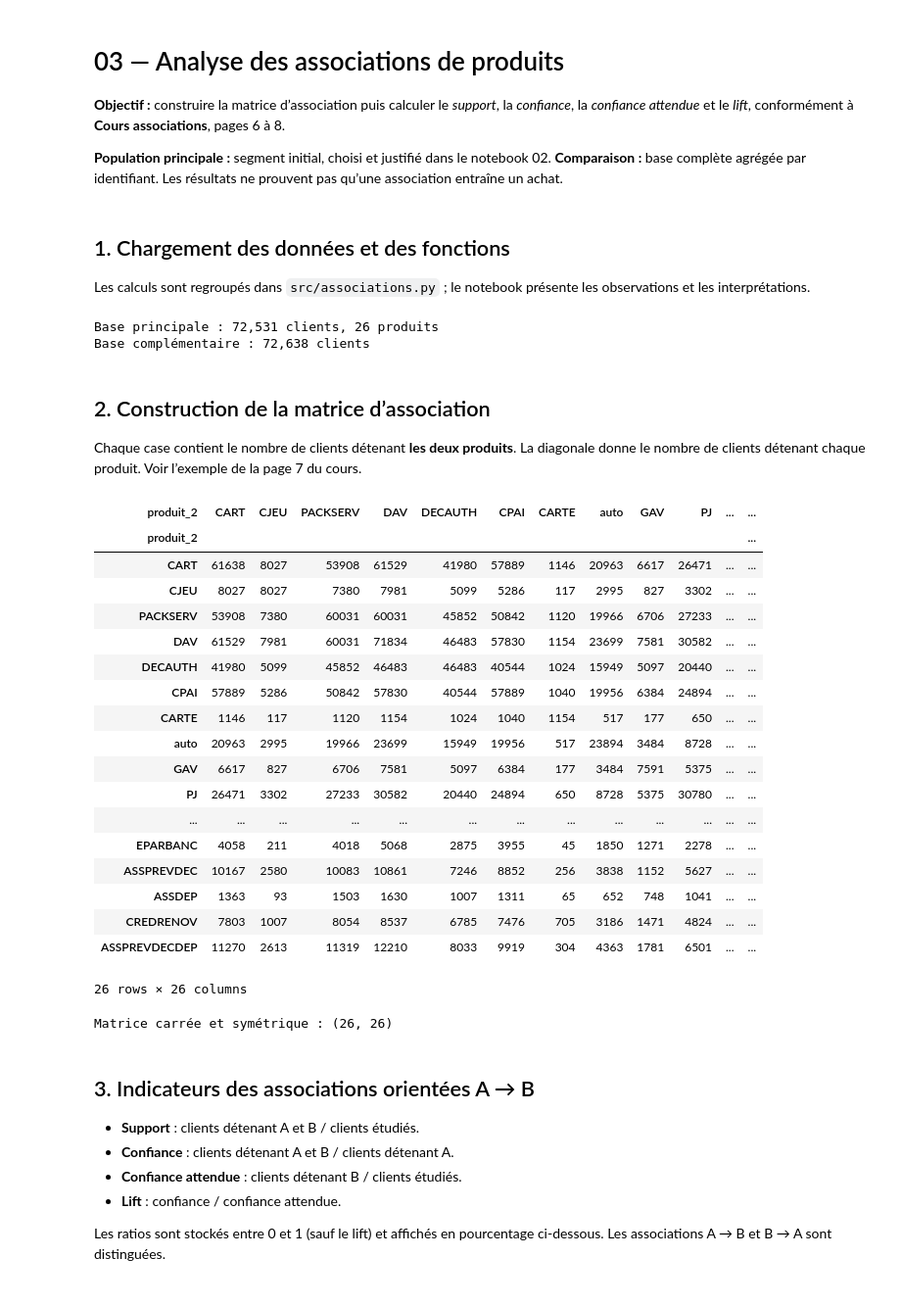
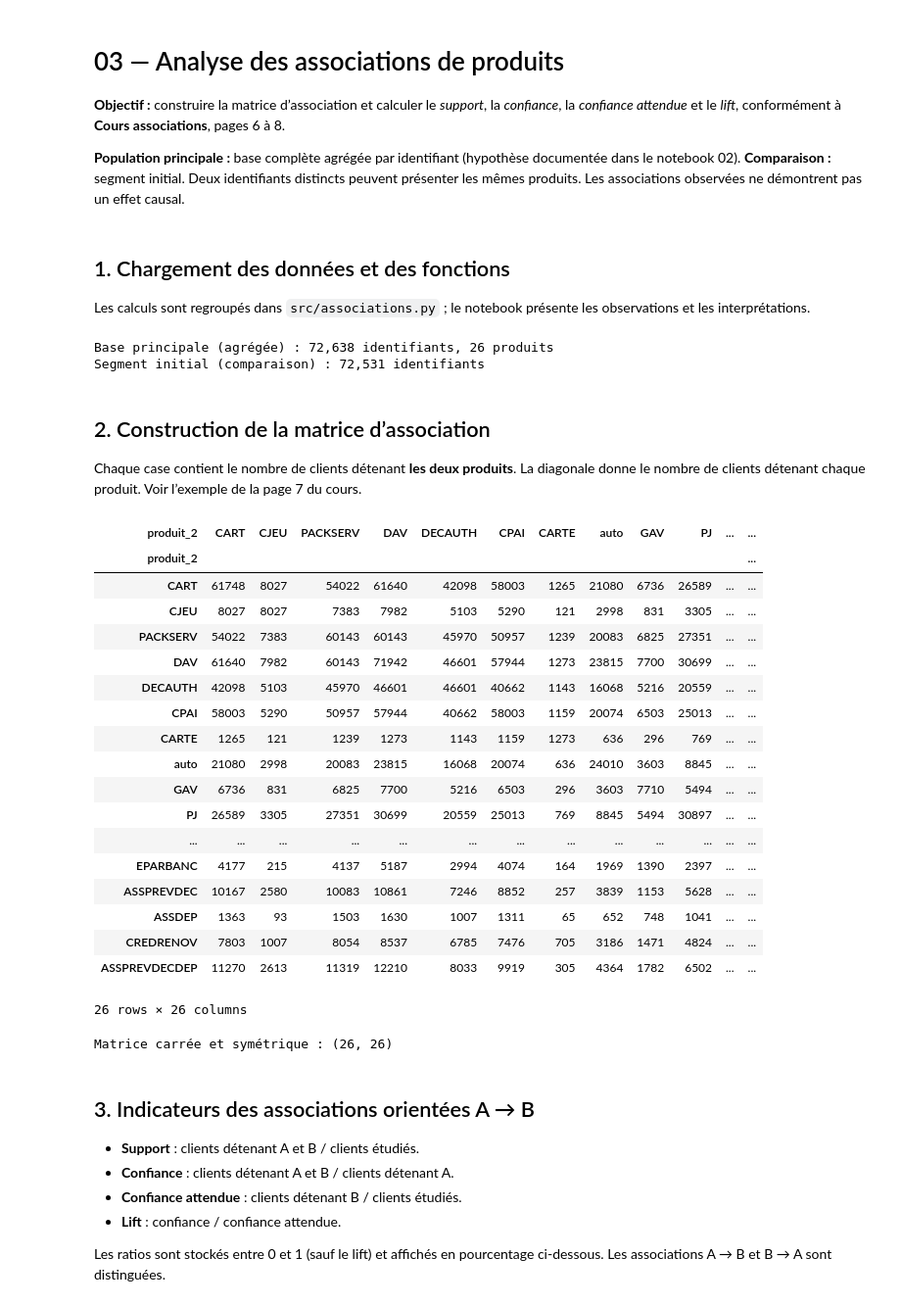
Before and after one commit to sebaarayacastro1/projet-data-mining, a Jupyter notebook: notebooks/03_analyse_associations.ipynb, the cells around one changed output. Shown at 98% size. Saved outputs shown, nothing was run; the diff lists cells and outputs as text; code cells hidden in the pictures.

Commit message:
feat: ajout des matrices et interpretation des associations

```diff
--- a/notebooks/03_analyse_associations.ipynb
+++ b/notebooks/03_analyse_associations.ipynb
@@ -1,9 +1,9 @@
 # %% [markdown]
 # 03 — Analyse des associations de produits
 
-**Objectif :** construire la matrice d’association puis calculer le *support*, la *confiance*, la *confiance attendue* et le *lift*, conformément à **Cours associations**, pages 6 à 8.
+**Objectif :** construire la matrice d’association et calculer le *support*, la *confiance*, la *confiance attendue* et le *lift*, conformément à **Cours associations**, pages 6 à 8.
 
-**Population principale :** segment initial, choisi et justifié dans le notebook 02. **Comparaison :** base complète agrégée par identifiant. Les résultats ne prouvent pas qu’une association entraîne un achat.
+**Population principale :** base complète agrégée par identifiant (hypothèse documentée dans le notebook 02). **Comparaison :** segment initial. Deux identifiants distincts peuvent présenter les mêmes produits. Les associations observées ne démontrent pas un effet causal.
 # %% [markdown]
 ## 1. Chargement des données et des fonctions
 
@@ -23,52 +23,60 @@ if str(racine) not in sys.path:
     sys.path.insert(0, str(racine))
 
 from src.chargement import charger_donnees, colonnes_produits
-from src.preparation import base_initiale, base_agregee
+from src.preparation import base_initiale, base_agregee, verifier_base_agregee
 from src.associations import (
     matrice_association, indicateurs_association, comparer_indicateurs
+)
+from src.visualisations import (
+    graphique_frequences, graphique_matrice_cooccurrences,
+    graphique_lift_support, graphique_comparaison_support,
+    graphique_matrice_cooccurrences_annotee, graphique_matrice_supports_annotee,
+    graphique_matrice_lifts_annotee, graphique_table_associations
 )
 
 df = charger_donnees(racine)
 produits = colonnes_produits(df)
 matrice_initiale = base_initiale(df, produits)
 matrice_agregee = base_agregee(df, produits)
+verifier_base_agregee(df, produits, matrice_agregee)
 
-print(f'Base principale : {len(matrice_initiale):,} clients, {len(produits)} produits')
-print(f'Base complémentaire : {len(matrice_agregee):,} clients')
+base_principale = matrice_agregee
+print(f'Base principale (agrégée) : {len(base_principale):,} identifiants, {len(produits)} produits')
+print(f'Segment initial (comparaison) : {len(matrice_initiale):,} identifiants')
 # %% [output]
-Base principale : 72,531 clients, 26 produits
-Base complémentaire : 72,638 clients
+Base principale (agrégée) : 72,638 identifiants, 26 produits
+Segment initial (comparaison) : 72,531 identifiants
 # %% [markdown]
 ## 2. Construction de la matrice d’association
 
 Chaque case contient le nombre de clients détenant **les deux produits**. La diagonale donne le nombre de clients détenant chaque produit. Voir l’exemple de la page 7 du cours.
 # %%
-effectifs = matrice_association(matrice_initiale)
+effectifs = matrice_association(base_principale)
 display(effectifs)
 
-# Quelques contrôles de cohérence
+# Contrôles de cohérence
 assert (effectifs.to_numpy() == effectifs.to_numpy().T).all()
-assert (effectifs.to_numpy() <= len(matrice_initiale)).all()
+assert (effectifs.to_numpy() <= len(base_principale)).all()
 print('Matrice carrée et symétrique :', effectifs.shape)
 # %% [output]
 | produit_2 | CART | CJEU | PACKSERV | DAV | DECAUTH | CPAI | CARTE | auto | GAV | PJ | ... | ... |
 | produit_2 |  |  |  |  |  |  |  |  |  |  |  | ... |
-| CART | 61638 | 8027 | 53908 | 61529 | 41980 | 57889 | 1146 | 20963 | 6617 | 26471 | ... | ... |
-| CJEU | 8027 | 8027 | 7380 | 7981 | 5099 | 5286 | 117 | 2995 | 827 | 3302 | ... | ... |
-| PACKSERV | 53908 | 7380 | 60031 | 60031 | 45852 | 50842 | 1120 | 19966 | 6706 | 27233 | ... | ... |
-| DAV | 61529 | 7981 | 60031 | 71834 | 46483 | 57830 | 1154 | 23699 | 7581 | 30582 | ... | ... |
-| DECAUTH | 41980 | 5099 | 45852 | 46483 | 46483 | 40544 | 1024 | 15949 | 5097 | 20440 | ... | ... |
-| CPAI | 57889 | 5286 | 50842 | 57830 | 40544 | 57889 | 1040 | 19956 | 6384 | 24894 | ... | ... |
-| CARTE | 1146 | 117 | 1120 | 1154 | 1024 | 1040 | 1154 | 517 | 177 | 650 | ... | ... |
-| auto | 20963 | 2995 | 19966 | 23699 | 15949 | 19956 | 517 | 23894 | 3484 | 8728 | ... | ... |
-| GAV | 6617 | 827 | 6706 | 7581 | 5097 | 6384 | 177 | 3484 | 7591 | 5375 | ... | ... |
-| PJ | 26471 | 3302 | 27233 | 30582 | 20440 | 24894 | 650 | 8728 | 5375 | 30780 | ... | ... |
+| CART | 61748 | 8027 | 54022 | 61640 | 42098 | 58003 | 1265 | 21080 | 6736 | 26589 | ... | ... |
+| CJEU | 8027 | 8027 | 7383 | 7982 | 5103 | 5290 | 121 | 2998 | 831 | 3305 | ... | ... |
+| PACKSERV | 54022 | 7383 | 60143 | 60143 | 45970 | 50957 | 1239 | 20083 | 6825 | 27351 | ... | ... |
+| DAV | 61640 | 7982 | 60143 | 71942 | 46601 | 57944 | 1273 | 23815 | 7700 | 30699 | ... | ... |
+| DECAUTH | 42098 | 5103 | 45970 | 46601 | 46601 | 40662 | 1143 | 16068 | 5216 | 20559 | ... | ... |
+| CPAI | 58003 | 5290 | 50957 | 57944 | 40662 | 58003 | 1159 | 20074 | 6503 | 25013 | ... | ... |
+| CARTE | 1265 | 121 | 1239 | 1273 | 1143 | 1159 | 1273 | 636 | 296 | 769 | ... | ... |
+| auto | 21080 | 2998 | 20083 | 23815 | 16068 | 20074 | 636 | 24010 | 3603 | 8845 | ... | ... |
+| GAV | 6736 | 831 | 6825 | 7700 | 5216 | 6503 | 296 | 3603 | 7710 | 5494 | ... | ... |
+| PJ | 26589 | 3305 | 27351 | 30699 | 20559 | 25013 | 769 | 8845 | 5494 | 30897 | ... | ... |
 | ... | ... | ... | ... | ... | ... | ... | ... | ... | ... | ... | ... | ... |
-| EPARBANC | 4058 | 211 | 4018 | 5068 | 2875 | 3955 | 45 | 1850 | 1271 | 2278 | ... | ... |
-| ASSPREVDEC | 10167 | 2580 | 10083 | 10861 | 7246 | 8852 | 256 | 3838 | 1152 | 5627 | ... | ... |
+| EPARBANC | 4177 | 215 | 4137 | 5187 | 2994 | 4074 | 164 | 1969 | 1390 | 2397 | ... | ... |
+| ASSPREVDEC | 10167 | 2580 | 10083 | 10861 | 7246 | 8852 | 257 | 3839 | 1153 | 5628 | ... | ... |
 | ASSDEP | 1363 | 93 | 1503 | 1630 | 1007 | 1311 | 65 | 652 | 748 | 1041 | ... | ... |
 | CREDRENOV | 7803 | 1007 | 8054 | 8537 | 6785 | 7476 | 705 | 3186 | 1471 | 4824 | ... | ... |
-| ASSPREVDECDEP | 11270 | 2613 | 11319 | 12210 | 8033 | 9919 | 304 | 4363 | 1781 | 6501 | ... | ... |
+| ASSPREVDECDEP | 11270 | 2613 | 11319 | 12210 | 8033 | 9919 | 305 | 4364 | 1782 | 6502 | ... | ... |
 26 rows × 26 columns
 Matrice carrée et symétrique : (26, 26)
 # %% [markdown]
```
Also changed, not shown: parts of 11 cells of this notebook, 2 other files.
